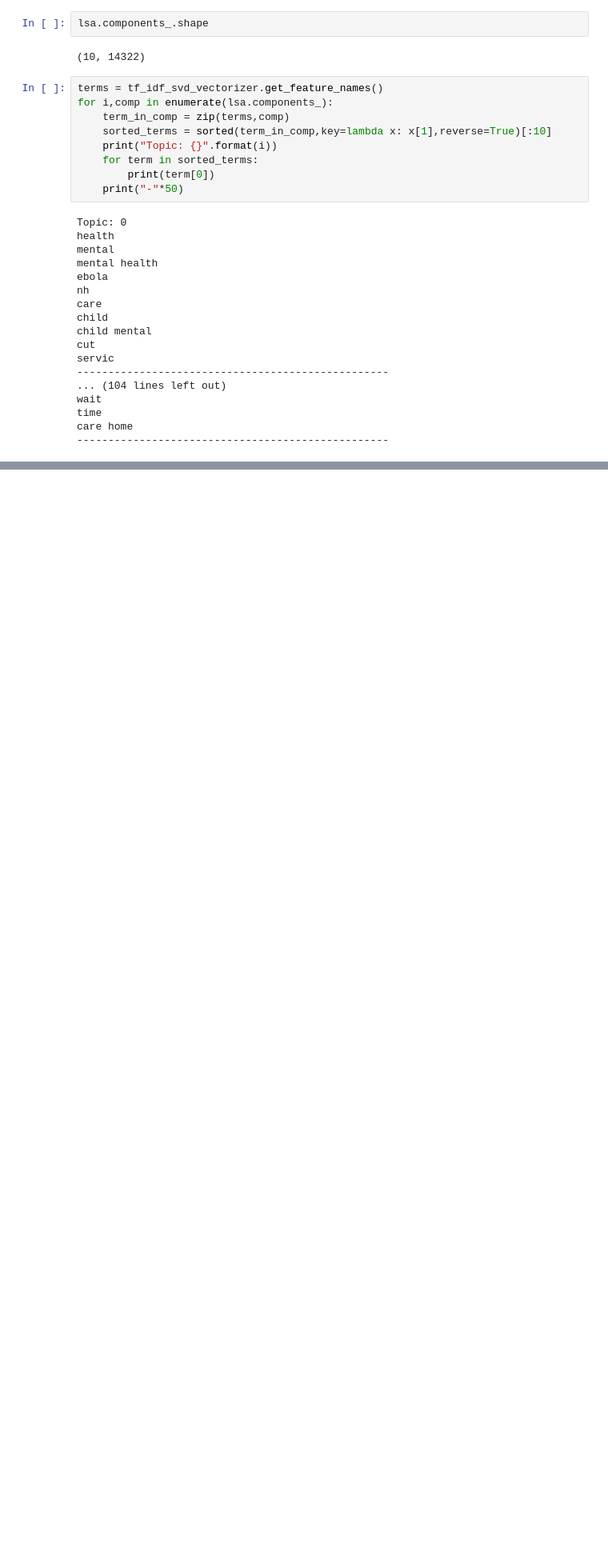
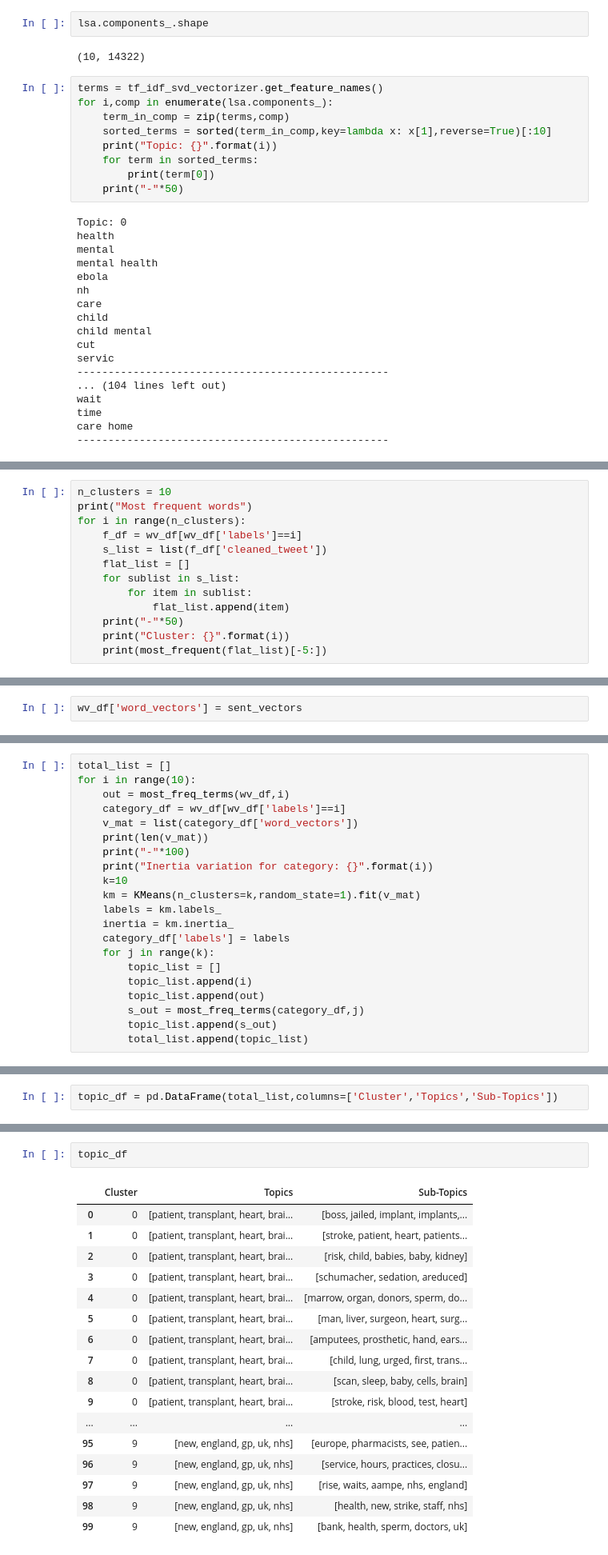
Before and after one commit to Karansaluja/topic_modelling, a Jupyter notebook: Topic Modelling - Health Tweets.ipynb, the cells around one changed output, grey strips where cells are left out. Shown at 80% size. Saved outputs shown, nothing was run; the diff lists cells and outputs as text; blank space fills up the shorter version.

Commit message:
Updated final version of topic modelling

```diff
--- a/Topic Modelling - Health Tweets.ipynb
+++ b/Topic Modelling - Health Tweets.ipynb
@@ -822,0 +1045,13 @@ care home
+# %%
+n_clusters = 10
+print("Most frequent words")
+for i in range(n_clusters):
+    f_df = wv_df[wv_df['labels']==i]
+    s_list = list(f_df['cleaned_tweet'])
+    flat_list = []
+    for sublist in s_list:
+        for item in sublist:
+            flat_list.append(item)
+    print("-"*50)
+    print("Cluster: {}".format(i))
+    print(most_frequent(flat_list)[-5:])
@@ -822,0 +1080,2 @@ care home
+# %%
+wv_df['word_vectors'] = sent_vectors
@@ -822,0 +1225,21 @@ care home
+# %%
+total_list = []
+for i in range(10):
+    out = most_freq_terms(wv_df,i)
+    category_df = wv_df[wv_df['labels']==i]
+    v_mat = list(category_df['word_vectors'])
+    print(len(v_mat))
+    print("-"*100)
+    print("Inertia variation for category: {}".format(i))
+    k=10
+    km = KMeans(n_clusters=k,random_state=1).fit(v_mat)
+    labels = km.labels_
+    inertia = km.inertia_
+    category_df['labels'] = labels
+    for j in range(k):
+        topic_list = []
+        topic_list.append(i)
+        topic_list.append(out)
+        s_out = most_freq_terms(category_df,j)
+        topic_list.append(s_out)
+        total_list.append(topic_list)
@@ -822,0 +1367,2 @@ care home
+# %%
+topic_df = pd.DataFrame(total_list,columns=['Cluster','Topics','Sub-Topics'])
@@ -822,0 +1373,20 @@ care home
+# %%
+topic_df
+# %% [output]
+|  | Cluster | Topics | Sub-Topics |
+| 0 | 0 | [patient, transplant, heart, brai... | [boss, jailed, implant, implants,... |
+| 1 | 0 | [patient, transplant, heart, brai... | [stroke, patient, heart, patients... |
+| 2 | 0 | [patient, transplant, heart, brai... | [risk, child, babies, baby, kidney] |
+| 3 | 0 | [patient, transplant, heart, brai... | [schumacher, sedation, areduced] |
+| 4 | 0 | [patient, transplant, heart, brai... | [marrow, organ, donors, sperm, do... |
+| 5 | 0 | [patient, transplant, heart, brai... | [man, liver, surgeon, heart, surg... |
+| 6 | 0 | [patient, transplant, heart, brai... | [amputees, prosthetic, hand, ears... |
+| 7 | 0 | [patient, transplant, heart, brai... | [child, lung, urged, first, trans... |
+| 8 | 0 | [patient, transplant, heart, brai... | [scan, sleep, baby, cells, brain] |
+| 9 | 0 | [patient, transplant, heart, brai... | [stroke, risk, blood, test, heart] |
+| ... | ... | ... | ... |
+| 95 | 9 | [new, england, gp, uk, nhs] | [europe, pharmacists, see, patien... |
+| 96 | 9 | [new, england, gp, uk, nhs] | [service, hours, practices, closu... |
+| 97 | 9 | [new, england, gp, uk, nhs] | [rise, waits, aampe, nhs, england] |
+| 98 | 9 | [new, england, gp, uk, nhs] | [health, new, strike, staff, nhs] |
+| 99 | 9 | [new, england, gp, uk, nhs] | [bank, health, sperm, doctors, uk] |
```
Also changed, not shown: parts of 46 cells of this notebook.
